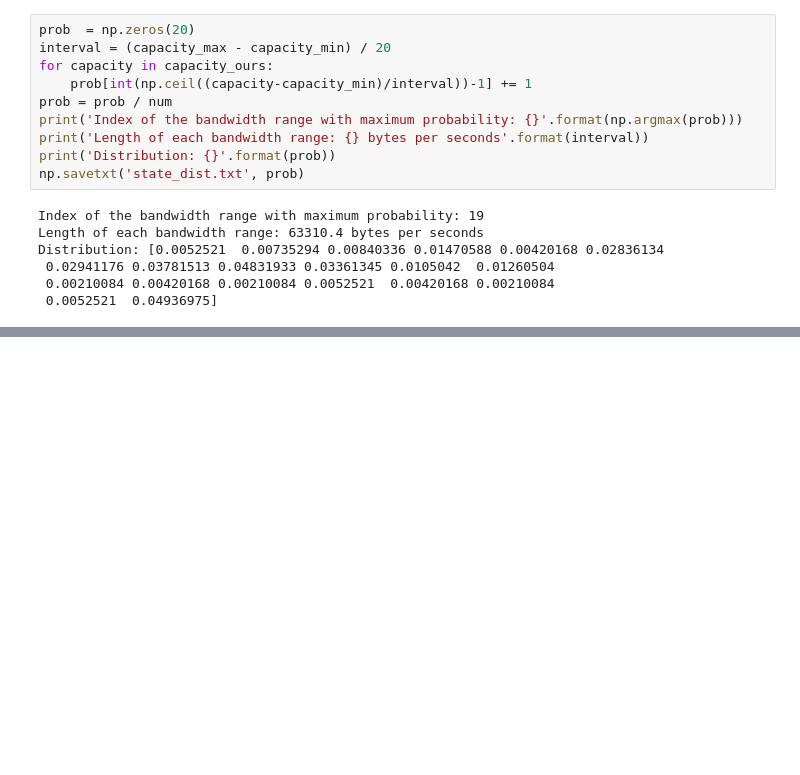
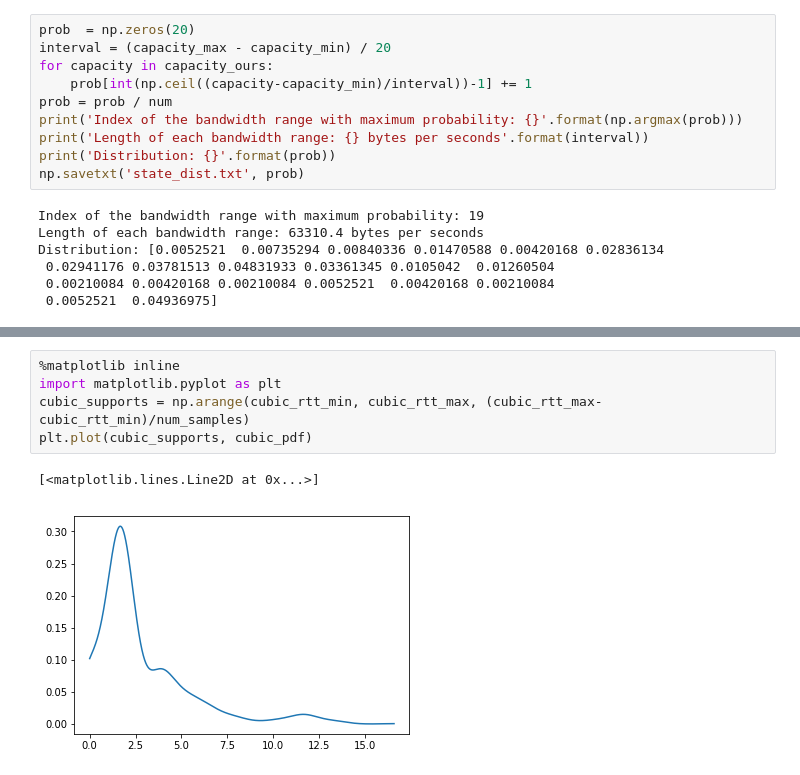
Before and after one commit to tj-kim/gym-flowsched, a Jupyter notebook: samples/data_pre-process.ipynb, the cells around one changed output, grey strips where cells are left out. Saved outputs shown, nothing was run; the diff lists cells and outputs as text; blank space fills up the shorter version.

```diff
--- a/samples/data_pre-process.ipynb
+++ b/samples/data_pre-process.ipynb
@@ -78,0 +116,8 @@ Distribution: [0.0052521  0.00735294 0.00840336 0.01470588 0.00420168 0.02836134
+# %%
+%matplotlib inline
+import matplotlib.pyplot as plt
+cubic_supports = np.arange(cubic_rtt_min, cubic_rtt_max, (cubic_rtt_max-cubic_rtt_min)/num_samples)
+plt.plot(cubic_supports, cubic_pdf)
+# %% [output]
+[<matplotlib.lines.Line2D at 0x...>]
+[figure, added]
```
Also changed, not shown: parts of 5 cells of this notebook, 5 other files.
